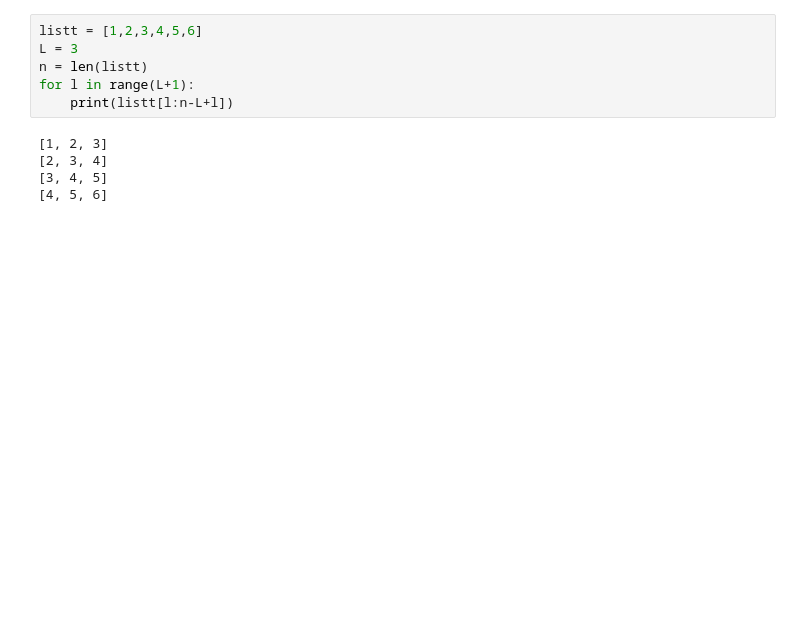
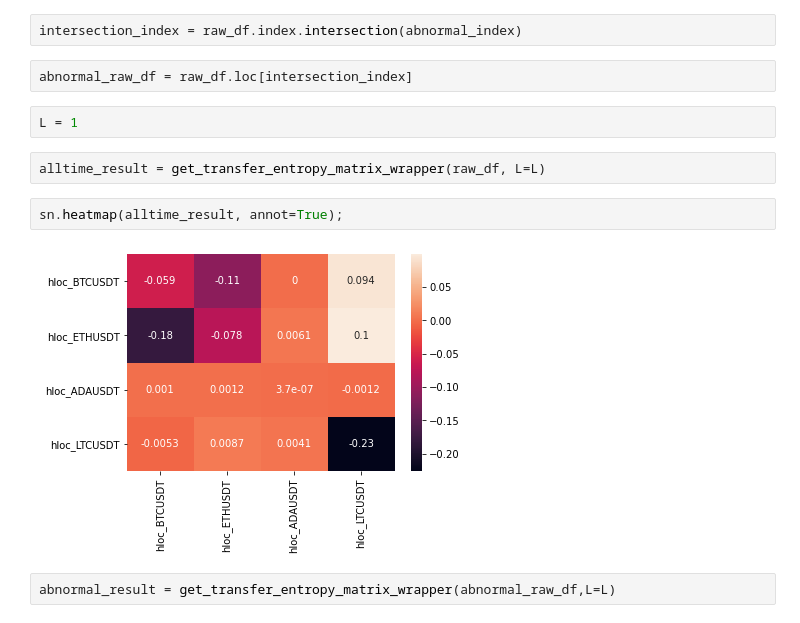
Before and after one commit to guyvandam/3rdYearResearchProject, a Jupyter notebook: transfer_entropy_research1.ipynb, the cells around one changed output. Saved outputs shown, nothing was run; the diff lists cells and outputs as text; blank space fills up the shorter version.

```diff
--- a/transfer_entropy_research1.ipynb
+++ b/transfer_entropy_research1.ipynb
@@ -131,11 +50,14 @@ sn.heatmap(result, annot=True);
-# %%
-listt = [1,2,3,4,5,6]
-L = 3
-n = len(listt)
-for l in range(L+1):
-    print(listt[l:n-L+l])
-# %% [output]
-[1, 2, 3]
-[2, 3, 4]
-[3, 4, 5]
-[4, 5, 6]
+# %%
+intersection_index = raw_df.index.intersection(abnormal_index)
+# %%
+abnormal_raw_df = raw_df.loc[intersection_index]
+# %%
+L = 1
+# %%
+alltime_result = get_transfer_entropy_matrix_wrapper(raw_df, L=L)
+# %%
+sn.heatmap(alltime_result, annot=True);
+# %% [output]
+[figure, added]
+# %%
+abnormal_result = get_transfer_entropy_matrix_wrapper(abnormal_raw_df,L=L)
```
Also changed, not shown: parts of 15 cells of this notebook, 6 other files.
